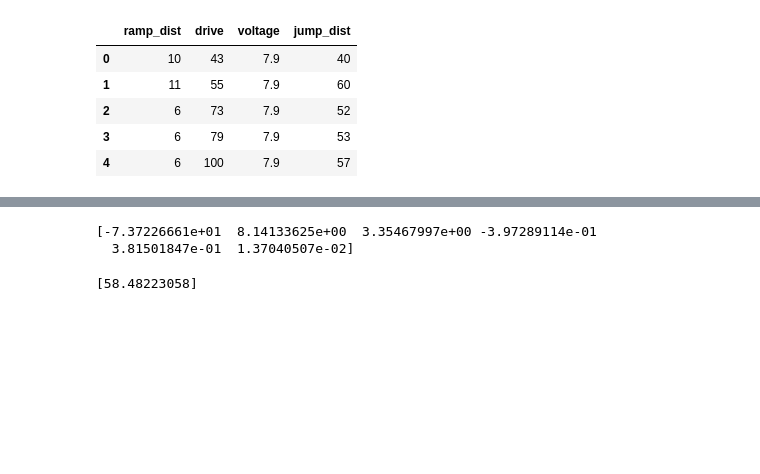
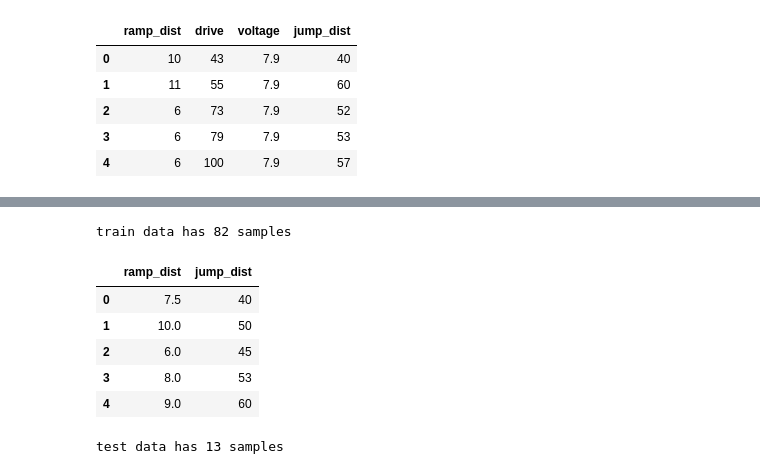
Before and after one commit to flamma7/adv_robotics, a Jupyter notebook: measurements/data_fit.ipynb, the cells around one changed output, grey strips where cells are left out. Saved outputs shown, nothing was run; the diff lists cells and outputs as text; code cells hidden in the pictures; blank space fills up the shorter version.

```diff
--- a/measurements/data_fit.ipynb
+++ b/measurements/data_fit.ipynb
@@ -11,0 +14,13 @@ measurements = pd.read_csv(file)
+# %%
+# figure directory
+fig_dir = '../figures'
+# data directory
+data_dir = './data'
+# training data file
+train_file = 'train.csv'
+# test data file
+test_file = 'test.csv'
+
+# load the data
+test = pd.read_csv(join(data_dir, test_file))
+train = pd.read_csv(join(data_dir, train_file))
@@ -73,11 +38,17 @@ ValueError: shapes (400,9) and (6,) not aligned: 9 (dim 1) != 6 (dim 0)
-# %%
-print(C)
-# %% [output]
-[-7.37226661e+01  8.14133625e+00  3.35467997e+00 -3.97289114e-01
-  3.81501847e-01  1.37040507e-02]
-# %%
-def temp(ramp_dist, jump_dist):
-    return np.dot(np.c_[1, ramp_dist, jump_dist, ramp_dist*jump_dist, ramp_dist**2, jump_dist**2], C)
-print(temp(9, 54))
-# %% [output]
-[58.48223058]
+# %%
+print('train data has {} samples'.format(train.shape[0]))
+# %% [output]
+train data has 82 samples
+# %%
+test.head()
+# %% [output]
+|  | ramp_dist | jump_dist |
+| 0 | 7.5 | 40 |
+| 1 | 10.0 | 50 |
+| 2 | 6.0 | 45 |
+| 3 | 8.0 | 53 |
+| 4 | 9.0 | 60 |
+# %%
+print('test data has {} samples'.format(test.shape[0]))
+# %% [output]
+test data has 13 samples
```
Also changed, not shown: parts of 14 cells of this notebook, 1 other file.
